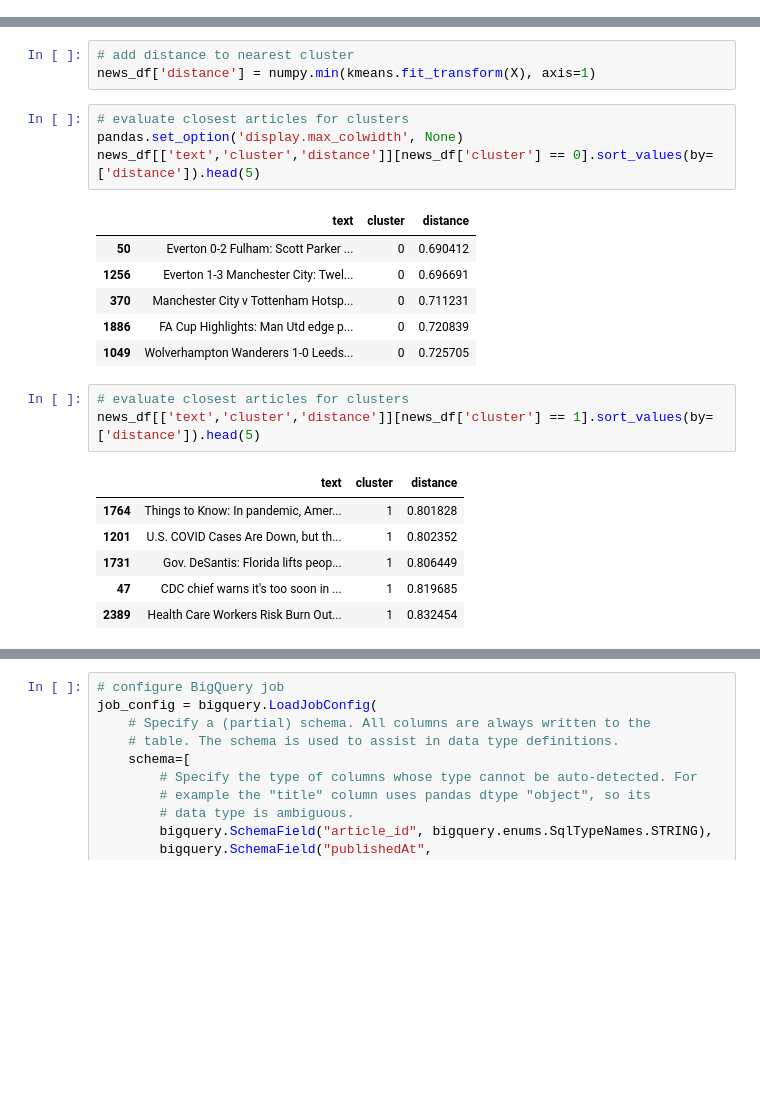
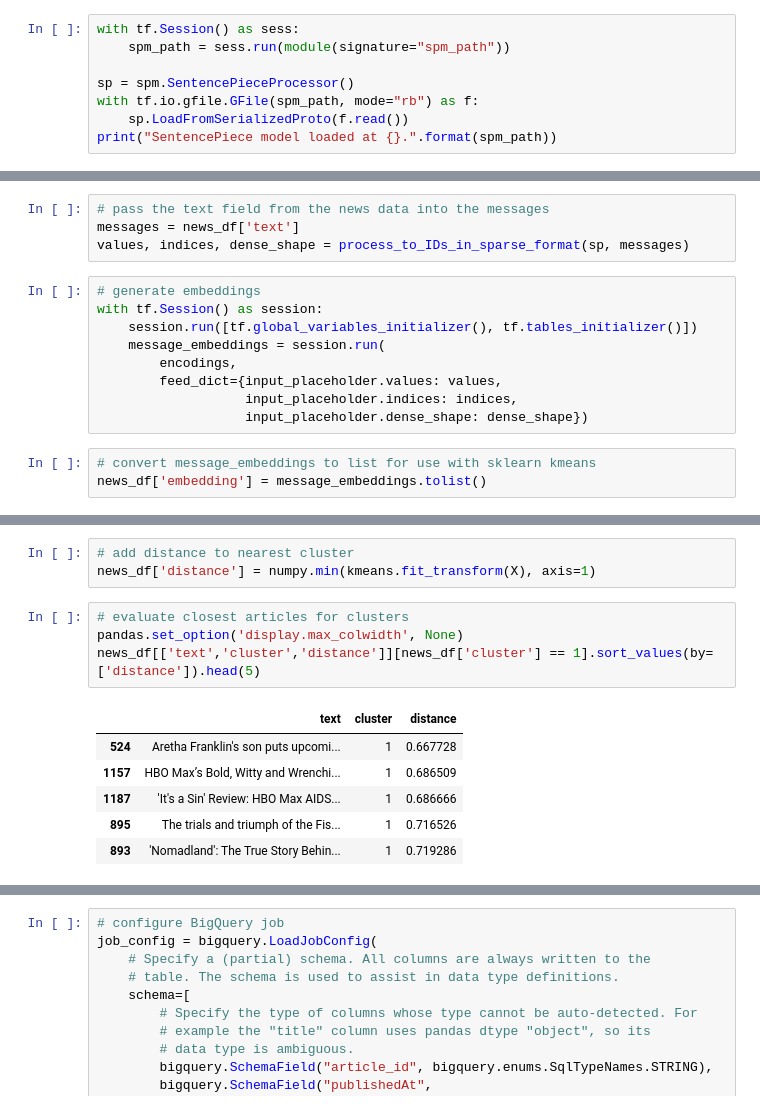
Before and after one commit to slowmosteve/news-app, a Jupyter notebook: modeling/topic-prod.ipynb, the cells around one changed output, grey strips where cells are left out. Cells and saved outputs as stored; diff of their text form; blank space fills up the shorter version.

Commit message:
feat: universal sentence encoder lite

```diff
--- a/modeling/topic-prod.ipynb
+++ b/modeling/topic-prod.ipynb
@@ -93,0 +87,8 @@ news_df['embedding'] = news_df['tf_embedding'].apply(lambda x: tensor_to_array(x
+# %%
+with tf.Session() as sess:
+    spm_path = sess.run(module(signature="spm_path"))
+
+sp = spm.SentencePieceProcessor()
+with tf.io.gfile.GFile(spm_path, mode="rb") as f:
+    sp.LoadFromSerializedProto(f.read())
+print("SentencePiece model loaded at {}.".format(spm_path))
@@ -94,3 +110,19 @@ news_df['embedding'] = news_df['tf_embedding'].apply(lambda x: tensor_to_array(x
+# %%
+# pass the text field from the news data into the messages
+messages = news_df['text']
+values, indices, dense_shape = process_to_IDs_in_sparse_format(sp, messages)
+# %%
+# generate embeddings
+with tf.Session() as session:
+    session.run([tf.global_variables_initializer(), tf.tables_initializer()])
+    message_embeddings = session.run(
+        encodings,
+        feed_dict={input_placeholder.values: values,
+                   input_placeholder.indices: indices,
+                   input_placeholder.dense_shape: dense_shape})
+# %%
+# convert message_embeddings to list for use with sklearn kmeans
+news_df['embedding'] = message_embeddings.tolist()
 # %%
 news_df.head()
 # %% [output]
@@ -119,24 +149,14 @@ news_df['distance'] = numpy.min(kmeans.fit_transform(X), axis=1)
 # %%
 # evaluate closest articles for clusters
 pandas.set_option('display.max_colwidth', None)
-news_df[['text','cluster','distance']][news_df['cluster'] == 0].sort_values(by=['distance']).head(5)
+news_df[['text','cluster','distance']][news_df['cluster'] == 1].sort_values(by=['distance']).head(5)
 # %% [output]
 |  | text | cluster | distance |
-| 50 | Everton 0-2 Fulham: Scott Parker ... | 0 | 0.690412 |
-| 1256 | Everton 1-3 Manchester City: Twel... | 0 | 0.696691 |
-| 370 | Manchester City v Tottenham Hotsp... | 0 | 0.711231 |
-| 1886 | FA Cup Highlights: Man Utd edge p... | 0 | 0.720839 |
-| 1049 | Wolverhampton Wanderers 1-0 Leeds... | 0 | 0.725705 |
+| 524 | Aretha Franklin's son puts upcomi... | 1 | 0.667728 |
+| 1157 | HBO Max’s Bold, Witty and Wrenchi... | 1 | 0.686509 |
+| 1187 | 'It's a Sin' Review: HBO Max AIDS... | 1 | 0.686666 |
+| 895 | The trials and triumph of the Fis... | 1 | 0.716526 |
+| 893 | 'Nomadland': The True Story Behin... | 1 | 0.719286 |
-# %%
-# evaluate closest articles for clusters
-news_df[['text','cluster','distance']][news_df['cluster'] == 1].sort_values(by=['distance']).head(5)
-# %% [output]
-|  | text | cluster | distance |
-| 1764 | Things to Know: In pandemic, Amer... | 1 | 0.801828 |
-| 1201 | U.S. COVID Cases Are Down, but th... | 1 | 0.802352 |
-| 1731 | Gov. DeSantis: Florida lifts peop... | 1 | 0.806449 |
-| 47 | CDC chief warns it's too soon in ... | 1 | 0.819685 |
-| 2389 | Health Care Workers Risk Burn Out... | 1 | 0.832454 |
 # %%
 # evaluate closest articles for clusters
 news_df[['text','cluster','distance']][news_df['cluster'] == 2].sort_values(by=['distance']).head(5)
```
Also changed, not shown: parts of 27 cells of this notebook.
